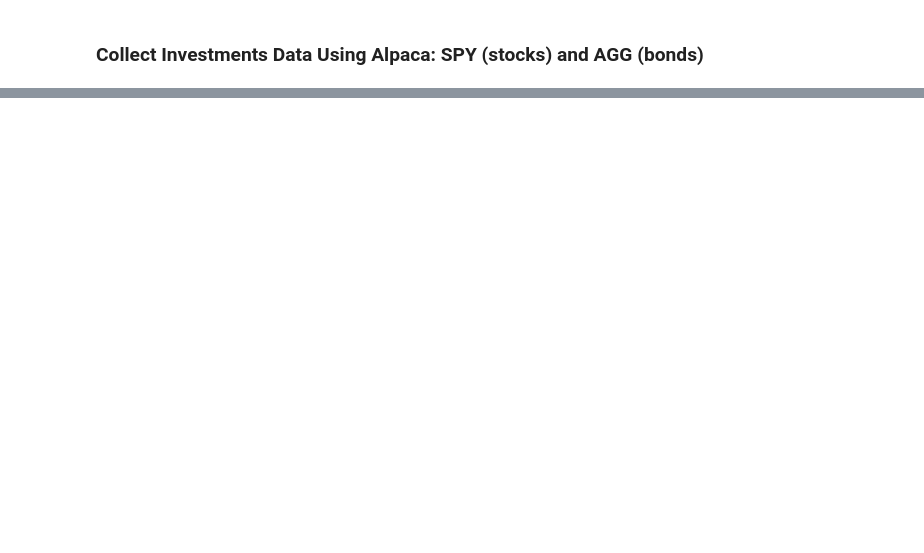
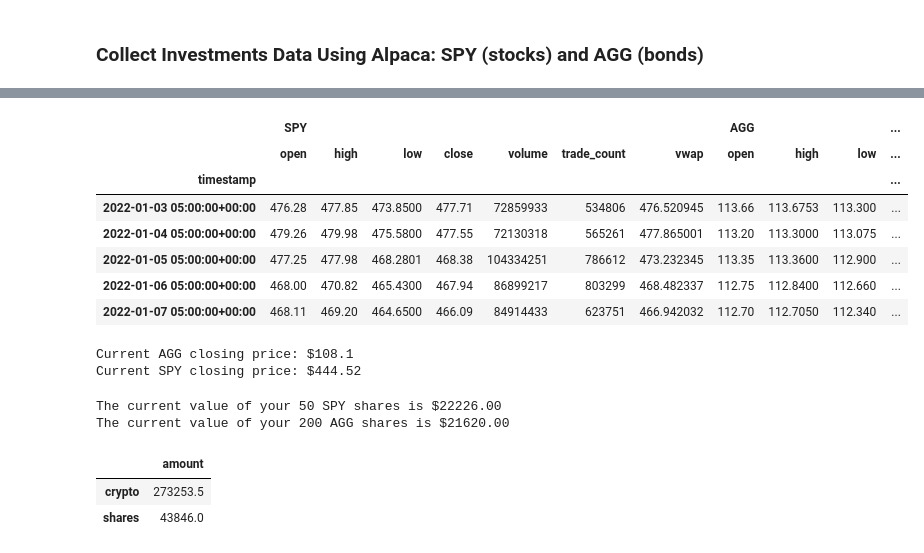
Before and after one commit to laramiedunlap/FinancialPlanningPrototype, a Jupyter notebook: main.ipynb, the cells around one changed output, grey strips where cells are left out. Drawn from its saved outputs; the diff is of its cells as text; code cells hidden in the pictures; blank space fills up the shorter version.

```diff
--- a/main.ipynb
+++ b/main.ipynb
@@ -55,4 +54,4 @@ my_agg = 200
 alpaca_api_key = os.getenv("ALPACA_API_KEY")
 alpaca_secret_key = os.getenv("ALPACA_SECURITY_KEY")
 
-api = tradeapi.REST(alpaca_api_key,alpaca_secret_key,api_version='v2')
+tradeapi = REST(alpaca_api_key, alpaca_secret_key, api_version='v2')
@@ -91,0 +58,66 @@ df_portfolio
+# %%
+def get_company(ticker, start, end, tradeapi):
+    return tradeapi.get_bars(
+        ticker,
+        TimeFrame.Day,
+        start,
+        end
+    ).df
+# %%
+my_df = {
+    "SPY":get_company("SPY", "2022-01-01", "2022-03-18", tradeapi),
+    "AGG":get_company("AGG", "2022-01-01", "2022-03-18", tradeapi)
+}
+# %%
+full_data = pd.concat(my_df.values(), keys=my_df.keys(), axis="columns")
+full_data.head()
+# %% [output]
+|  | SPY |  |  |  |  |  |  | AGG |  |  | ... |
+|  | open | high | low | close | volume | trade_count | vwap | open | high | low | ... |
+| timestamp |  |  |  |  |  |  |  |  |  |  | ... |
+| 2022-01-03 05:00:00+00:00 | 476.28 | 477.85 | 473.8500 | 477.71 | 72859933 | 534806 | 476.520945 | 113.66 | 113.6753 | 113.300 | ... |
+| 2022-01-04 05:00:00+00:00 | 479.26 | 479.98 | 475.5800 | 477.55 | 72130318 | 565261 | 477.865001 | 113.20 | 113.3000 | 113.075 | ... |
+| 2022-01-05 05:00:00+00:00 | 477.25 | 477.98 | 468.2801 | 468.38 | 104334251 | 786612 | 473.232345 | 113.35 | 113.3600 | 112.900 | ... |
+| 2022-01-06 05:00:00+00:00 | 468.00 | 470.82 | 465.4300 | 467.94 | 86899217 | 803299 | 468.482337 | 112.75 | 112.8400 | 112.660 | ... |
+| 2022-01-07 05:00:00+00:00 | 468.11 | 469.20 | 464.6500 | 466.09 | 84914433 | 623751 | 466.942032 | 112.70 | 112.7050 | 112.340 | ... |
+# %%
+# Pick AGG and SPY close prices
+spy_close_price = full_data['SPY'].loc[:,'close'][-1]
+agg_close_price = full_data['AGG'].loc[:,'close'][-1]
+# Print AGG and SPY close prices
+print(f"Current AGG closing price: ${agg_close_price}")
+print(f"Current SPY closing price: ${spy_close_price}")
+# %% [output]
+Current AGG closing price: $108.1
+Current SPY closing price: $444.52
+# %%
+# Compute the current value of shares
+my_spy_value= spy_close_price*my_spy
+my_agg_value= agg_close_price*my_agg
+
+# Print current value of shares
+print(f"The current value of your {my_spy} SPY shares is ${my_spy_value:0.2f}")
+print(f"The current value of your {my_agg} AGG shares is ${my_agg_value:0.2f}")
+# %% [output]
+The current value of your 50 SPY shares is $22226.00
+The current value of your 200 AGG shares is $21620.00
+# %%
+# Set monthly household income
+monthly_income = 12000
+
+# Consolidate financial assets data
+savings = {}
+savings['crypto'] = my_eth_value+my_btc_value
+savings['shares'] = my_agg_value+my_spy_value
+# Create DataFrame from dictionary
+df_savings = pd.DataFrame.from_dict(savings, orient= 'index')
+
+# Rename column to 'amount'
+df_savings.rename(columns={0:'amount'},inplace=True)
+
+# Display savings DataFrame
+display(df_savings)
+# %% [output]
+|  | amount |
+| crypto | 273253.5 |
+| shares | 43846.0 |
```
Also changed, not shown: parts of 5 cells of this notebook, 1 other file.
